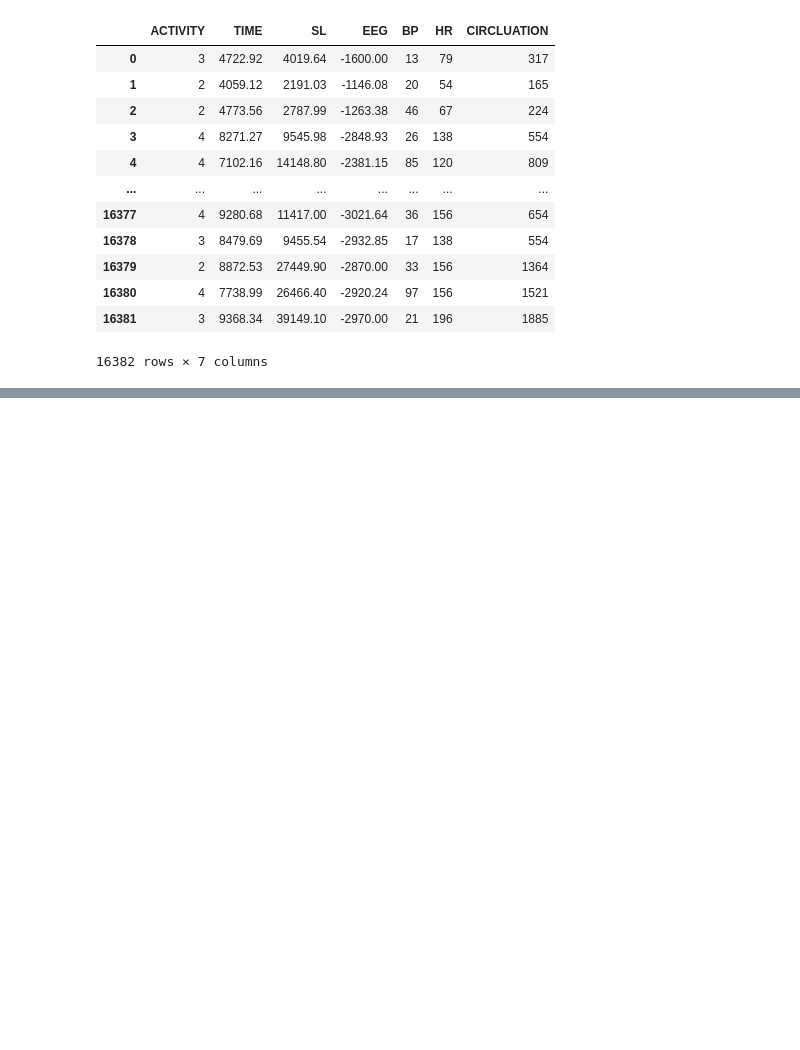
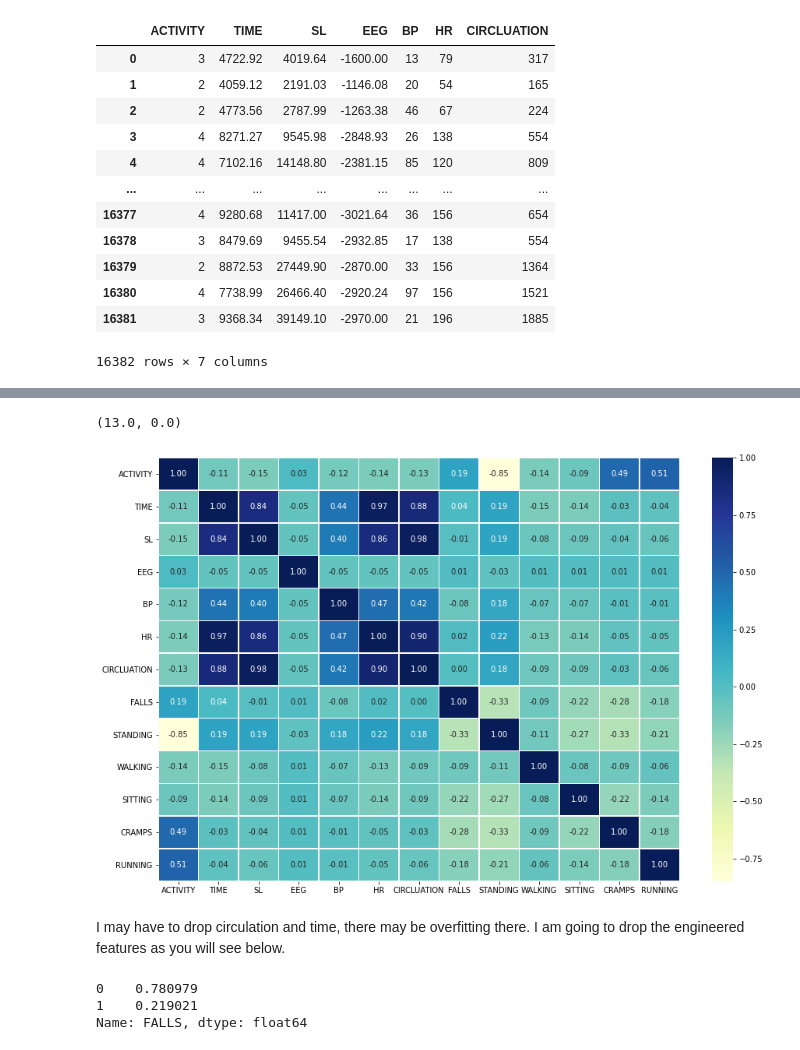
Before and after one commit to jraval/Unit2BuildProjectLambda, a Jupyter notebook: Unit2BuildDSPT10.ipynb, the cells around one changed output, grey strips where cells are left out. Saved outputs shown, nothing was run; the diff lists cells and outputs as text; code cells hidden in the pictures; blank space fills up the shorter version.

```diff
--- a/Unit2BuildDSPT10.ipynb
+++ b/Unit2BuildDSPT10.ipynb
@@ -38,0 +160,39 @@ data
+# %%
+df['FALLS'] = df['ACTIVITY']  #I'm expecting overfitting if I use these features because they were part of the same column, these features are essentially tied together.
+df['STANDING'] = df['ACTIVITY']
+df['WALKING'] = df['ACTIVITY']
+df['SITTING'] = df['ACTIVITY']
+df['CRAMPS'] = df['ACTIVITY']
+df['RUNNING'] = df['ACTIVITY']
+# %%
+df = df.replace({'FALLS':{3:1, 1:0, 2:0, 4:0, 5:0}})
+df = df.replace({'STANDING':{0:1, 1:0, 2:0, 3:0, 4:0, 5:0}})
+df = df.replace({'WALKING':{2:0, 3:0, 4:0, 5:0}})
+df = df.replace({'SITTING':{1:0, 2:1, 3:0, 4:0, 5:0,}})
+df = df.replace({'CRAMPS':{1:0, 2:0, 3:0, 4:1, 5:0}})
+df = df.replace({'RUNNING':{1:0, 2:0, 3:0, 4:0, 5:1}})
+# %%
+import seaborn as sns#EDA - determine which columns to drop, there was overfitting in train set
+
+corr_matrix = df.corr()
+fig, ax = plt.subplots(figsize=(15, 10))
+ax = sns.heatmap(corr_matrix,
+                 annot=True,
+                 linewidths=0.5,
+                 fmt=".2f",
+                 cmap="YlGnBu");
+bottom, top = ax.get_ylim()
+ax.set_ylim()
+# %% [output]
+(13.0, 0.0)
+[figure, added]
+# %% [markdown]
+I may have to drop circulation and time, there may be overfitting there.  I am going to drop the engineered features as you will see below.
+# %%
+y = df['FALLS']
+y.nunique()
+y.value_counts(normalize=True)
+# %% [output]
+0    0.780979
+1    0.219021
+Name: FALLS, dtype: float64
```
Also changed, not shown: parts of 46 cells of this notebook.
